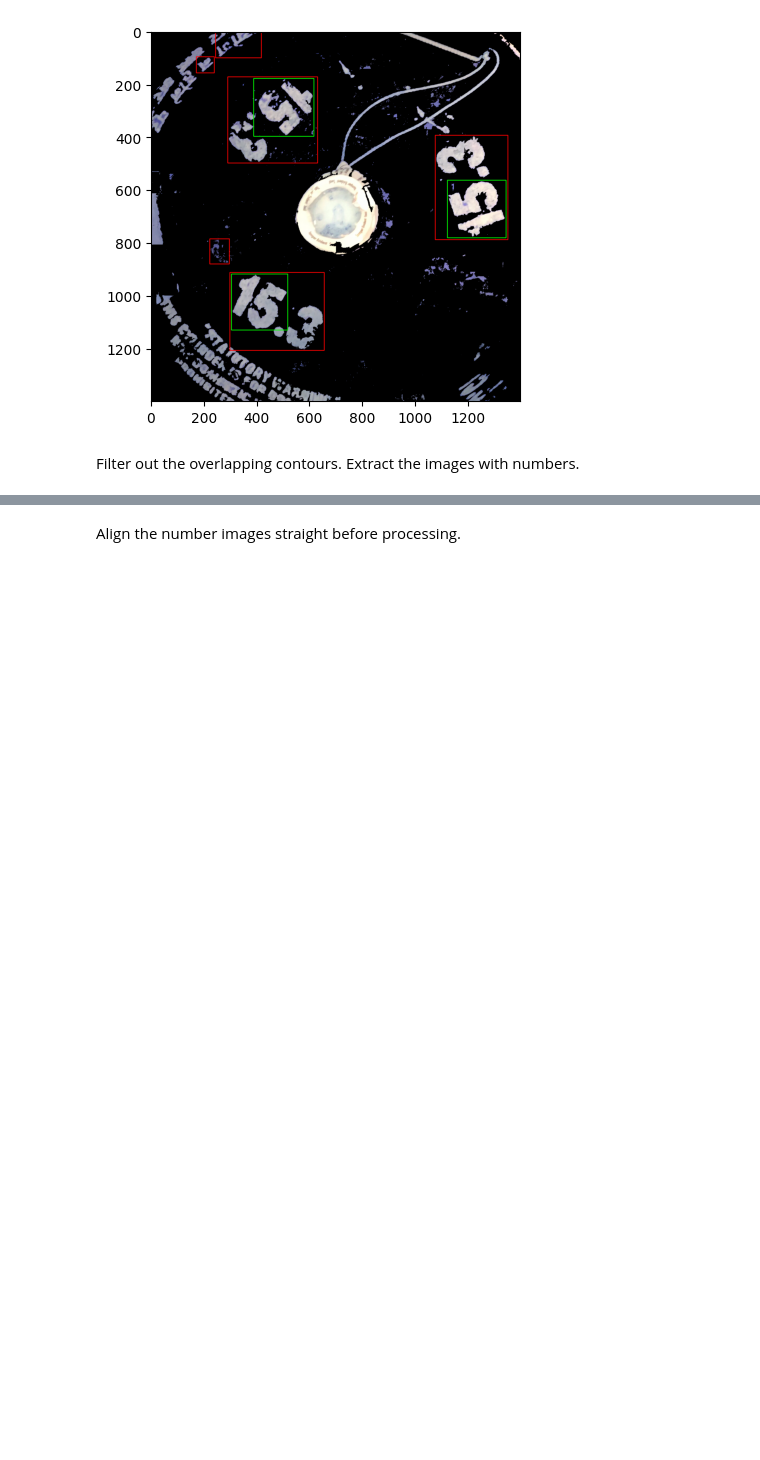
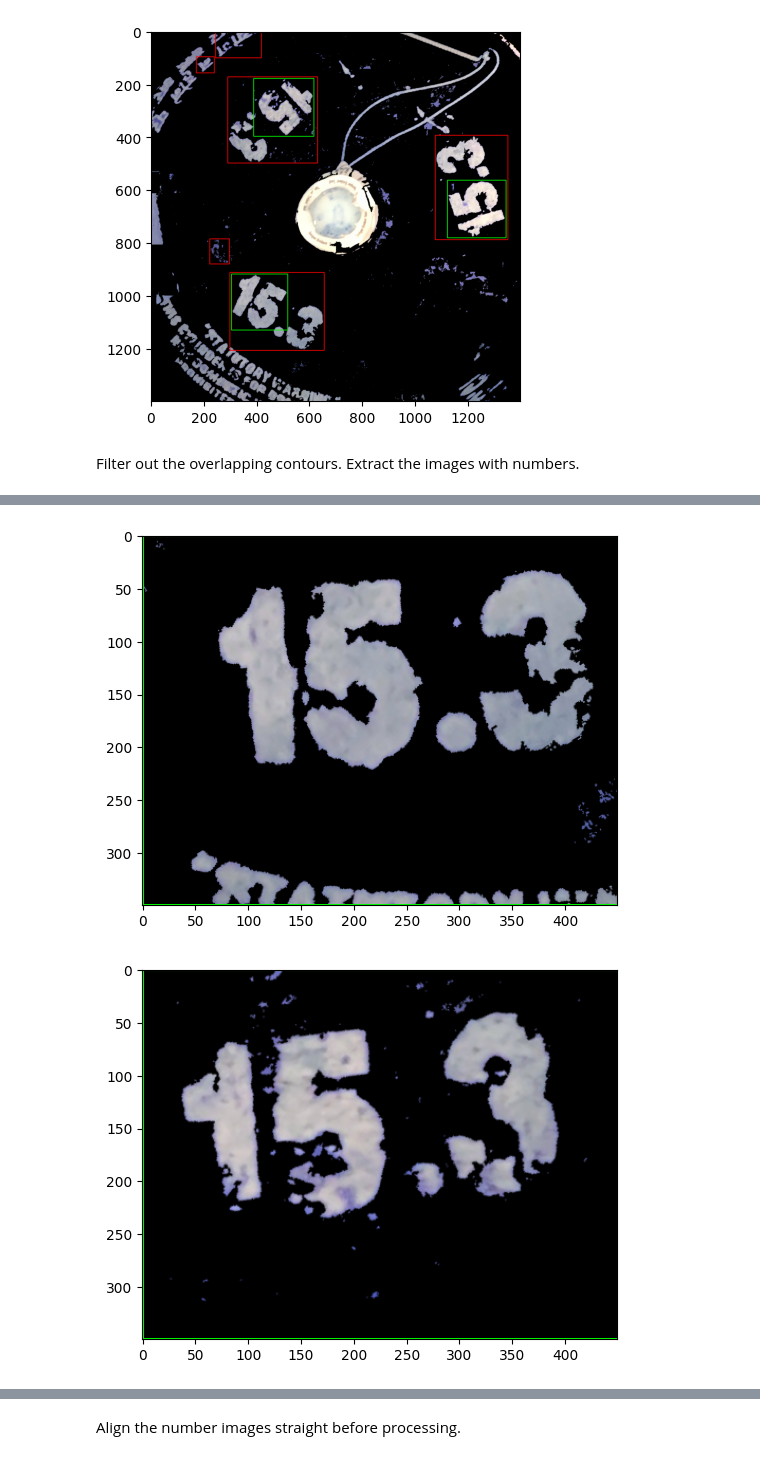
Before and after one commit to siddeshwarnavink/gas-cylinder-weight, a Jupyter notebook: gas-cylinder-weight/code-testing/non-pointer-solution(copy).ipynb, the cells around one changed output, grey strips where cells are left out. Saved outputs shown, nothing was run; the diff lists cells and outputs as text; code cells hidden in the pictures; blank space fills up the shorter version.

```diff
--- a/gas-cylinder-weight/code-testing/non-pointer-solution(copy).ipynb
+++ b/gas-cylinder-weight/code-testing/non-pointer-solution(copy).ipynb
@@ -160,0 +198,17 @@ Number of images extracted: 3
+# %%
+img_copy= np.copy(rotated_image)
+angle = 0
+cropped_number_image =[]
+for i in range(0,3):
+    rows, cols = img_copy.shape[:2]
+    M = cv2.getRotationMatrix2D((cols / 2, rows / 2), angle, 1)
+    rotated_image_copy = cv2.warpAffine(img_copy, M, (cols, rows))
+    angle+=110
+    cv2.rectangle(rotated_image_copy,(450,1000),(900,1350),(0, 255, 0), 2)
+    cropped_number =rotated_image_copy[1000:1350,450:900]
+    cropped_number_image.append(cropped_number)
+
+displayImages(cropped_number_image)
+# %% [output]
+[figure, added]
+[figure, added]
```
Also changed, not shown: parts of 9 cells of this notebook, 1 other file.
